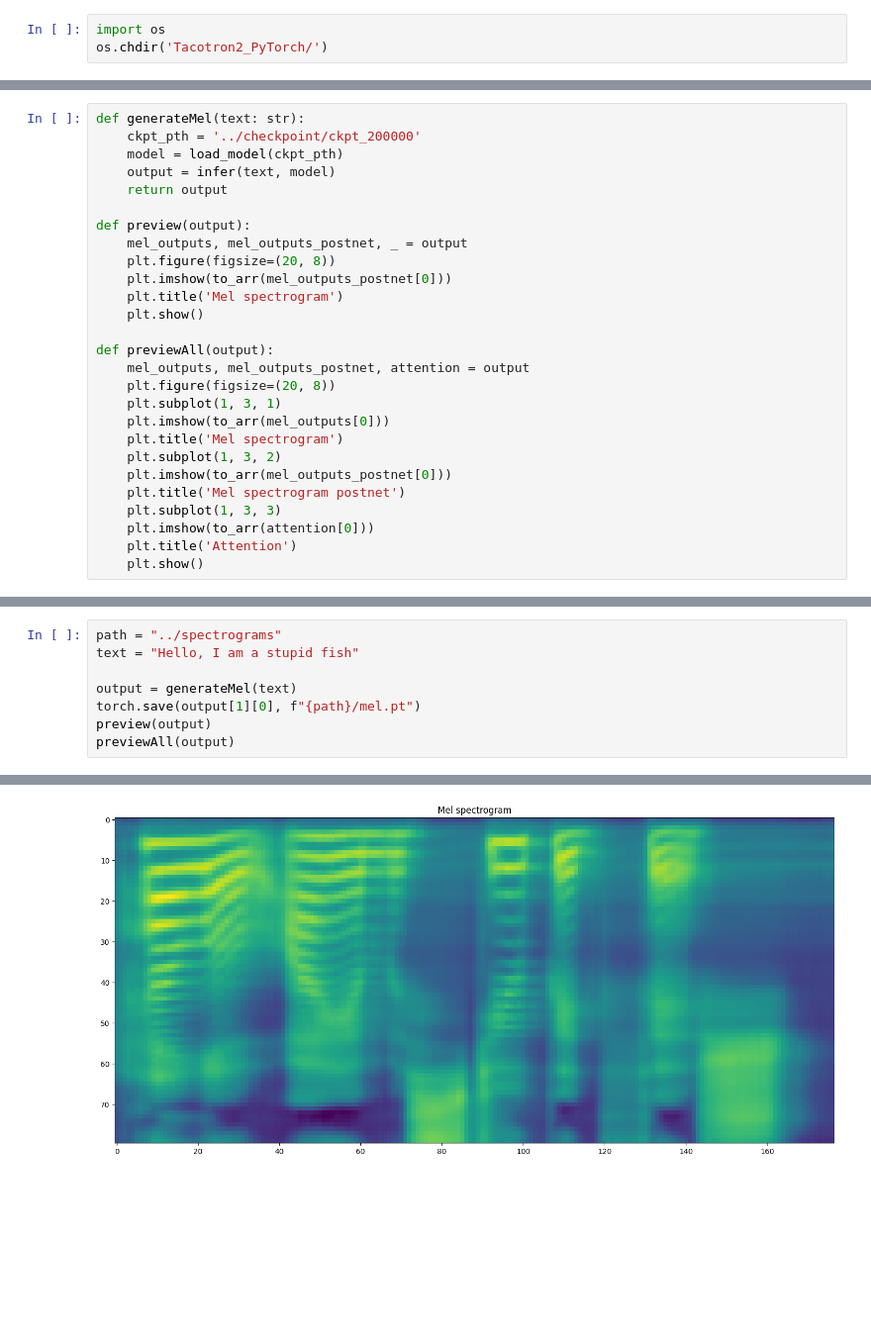
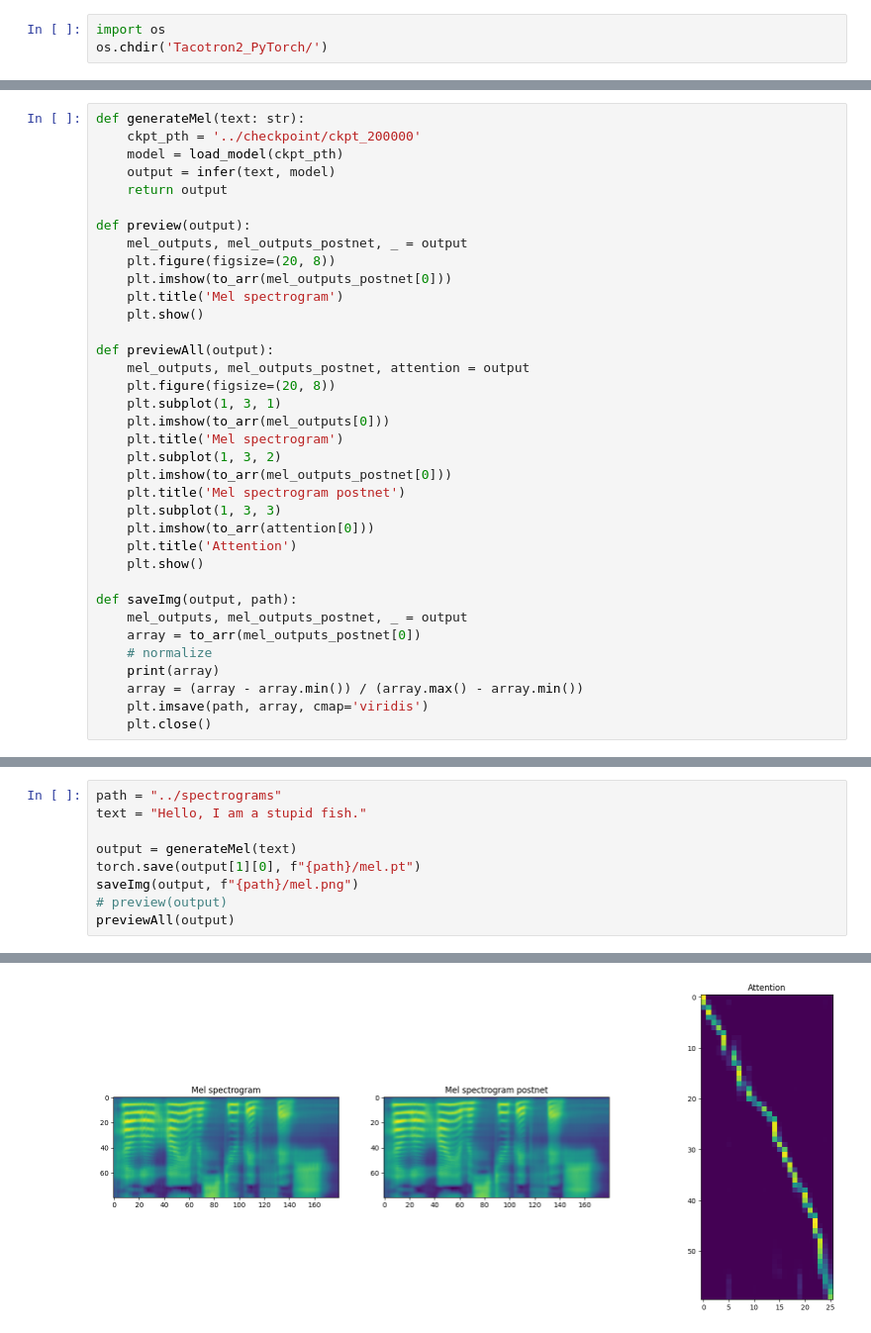
Before and after one commit to KorawutMing/Tacotron2-PyTorch, a Jupyter notebook: inference_poc.ipynb, the cells around one changed output, grey strips where cells are left out. Shown at 99% size. Cells and saved outputs as stored; diff of their text form; blank space fills up the shorter version.

Commit message:
save image

```diff
--- a/inference_poc.ipynb
+++ b/inference_poc.ipynb
@@ -31,3 +39,12 @@ def previewAll(output):
     plt.imshow(to_arr(attention[0]))
     plt.title('Attention')
     plt.show()
+
+def saveImg(output, path):
+    mel_outputs, mel_outputs_postnet, _ = output
+    array = to_arr(mel_outputs_postnet[0])
+    # normalize
+    print(array)
+    array = (array - array.min()) / (array.max() - array.min())
+    plt.imsave(path, array, cmap='viridis')
+    plt.close()
@@ -34,10 +53,11 @@ def previewAll(output):
 # %%
 path = "../spectrograms"
-text = "Hello, I am a stupid fish"
+text = "Hello, I am a stupid fish."
 
 output = generateMel(text)
 torch.save(output[1][0], f"{path}/mel.pt")
-preview(output)
+saveImg(output, f"{path}/mel.png")
+# preview(output)
 previewAll(output)
 # %% [output]
 Terminated by gate.
@@ -44 +71 @@ Terminated by gate.
-[figure, old version]
+[figure, new version]
```
Also changed, not shown: parts of 8 cells of this notebook, 3 other files.
